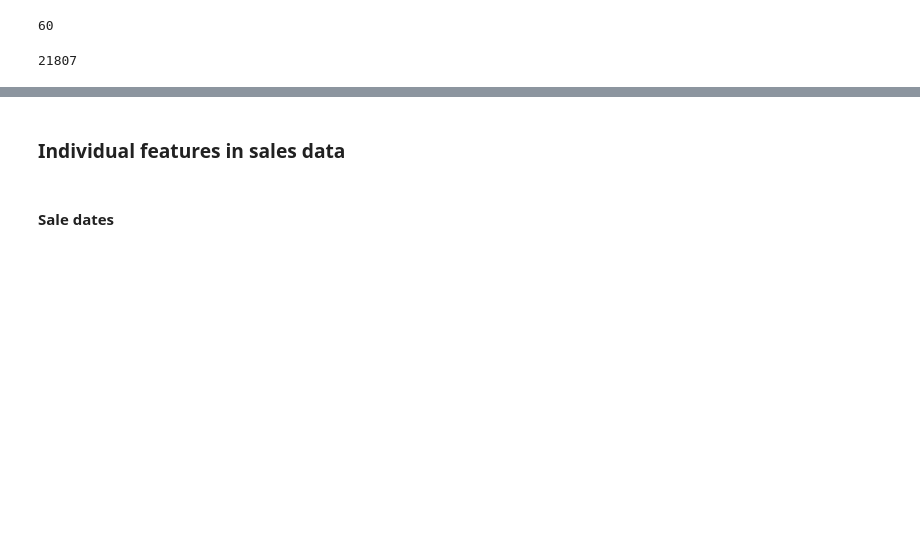
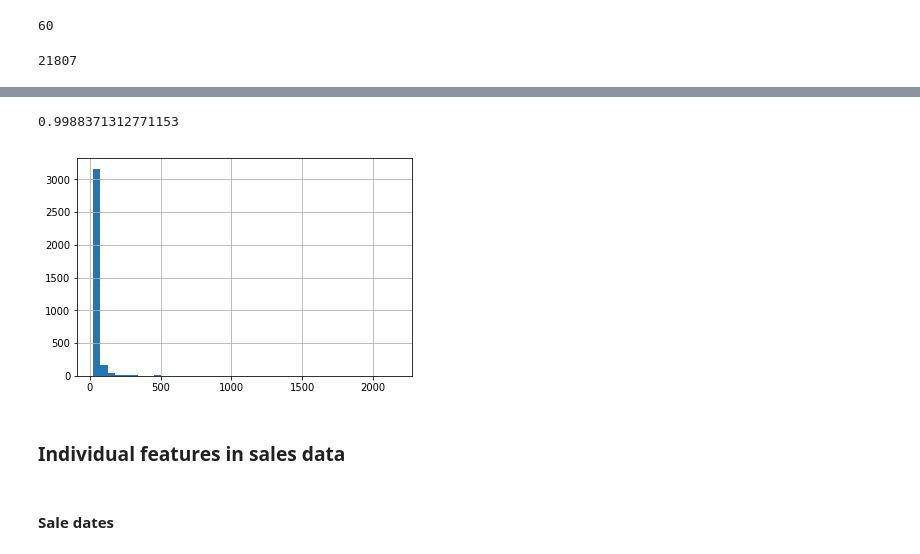
Before and after one commit to JojoYY/Coursera_Kaggle_Project, a Jupyter notebook: EDA_separate_data.ipynb, the cells around one changed output, grey strips where cells are left out. Cells and saved outputs as stored; diff of their text form; code cells hidden in the pictures; blank space fills up the shorter version.

```diff
--- a/EDA_separate_data.ipynb
+++ b/EDA_separate_data.ipynb
@@ -76,3 +161,13 @@ dtype: int64
+# %%
+# 99.9% of item_cnt_day are smaller or equal to 20
+sales_clean[sales_clean['item_cnt_day']<=20].shape[0]/sales_clean.shape[0]
+# %% [output]
+0.9988371312771153
+# %%
+# about 3000 products have sales > 20
+sales_clean.loc[sales_clean['item_cnt_day']>20, 'item_cnt_day'].hist(bins=40);
+# %% [output]
+[figure, added]
 # %% [markdown]
 ### Individual features in sales data
 # %% [markdown]
```
Also changed, not shown: parts of 42 cells of this notebook, 1 other file.
